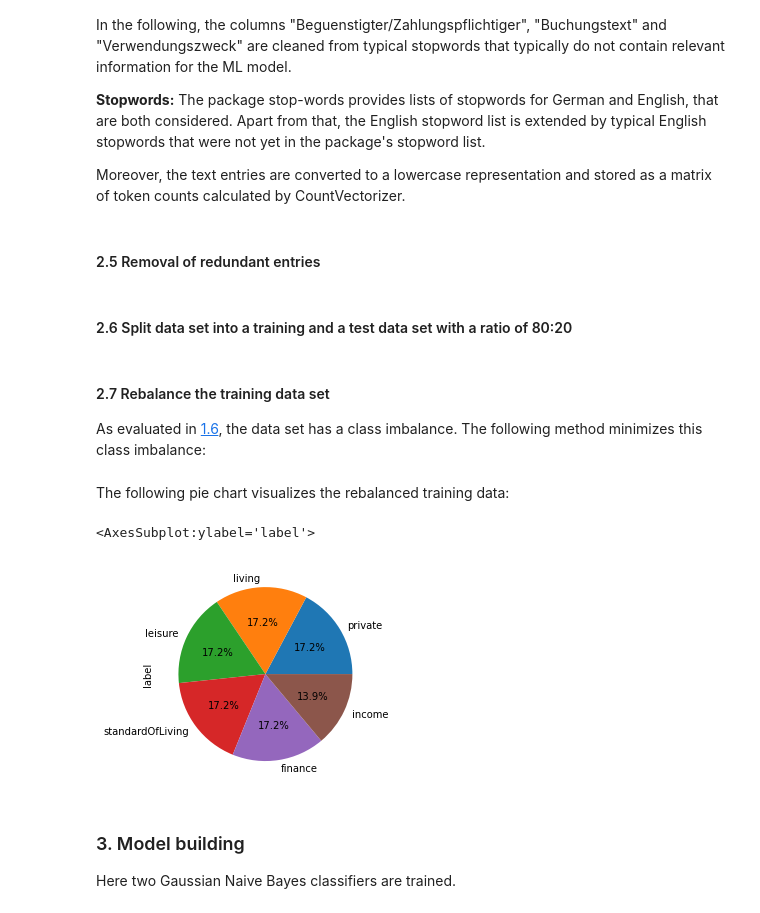
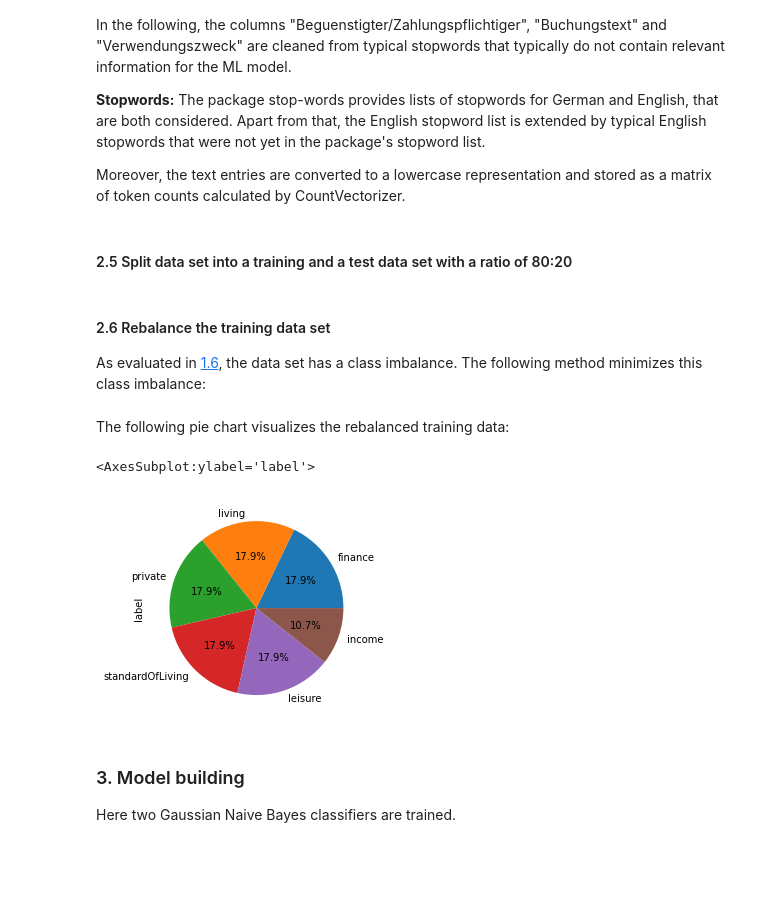
Before and after one commit to defaultUser3214/saki-21-homework, a Jupyter notebook: homework-1/Code/homework-1.ipynb, the cells around one changed output. Saved outputs shown, nothing was run; the diff lists cells and outputs as text; code cells hidden in the pictures; blank space fills up the shorter version.

```diff
--- a/homework-1/Code/homework-1.ipynb
+++ b/homework-1/Code/homework-1.ipynb
@@ -176,11 +189,15 @@ Moreover, the text entries are converted to a lowercase representation and store
 custom_stop_words = ['aren', 'can', 'couldn', 'didn', 'doesn', 'don', 'hadn', 'hasn', 'haven', 'isn', 'let', 'll', 'mustn', 're', 'shan', 'shouldn', 've', 'wasn', 'weren', 'won', 'wouldn']
 all_custom_stop_words = get_stop_words('german') + get_stop_words('english') + custom_stop_words #+ stop_words
 
-def preprocess_text_data():
+def preprocess_text_data(betrag_free):
     count_vectorizer = CountVectorizer(lowercase=True, stop_words=all_custom_stop_words)
-    count_vectorizer.fit(df['accumulated_data'])
-    vectorized_messages = count_vectorizer.transform(df['accumulated_data'])
-    #
+    if betrag_free:
+        count_vectorizer.fit(df['accumulated_data_without_betrag'])
+        vectorized_messages = count_vectorizer.transform(df['accumulated_data_without_betrag'])
+    else:
+        count_vectorizer.fit(df['accumulated_data'])
+        vectorized_messages = count_vectorizer.transform(df['accumulated_data'])
+
     count_vect_df = pd.DataFrame(vectorized_messages.todense(), columns=count_vectorizer.get_feature_names())
     count_vect_df.loc[:, 'label'] = pd.DataFrame(df['label'])
 
@@ -190,18 +207,14 @@ def preprocess_text_data():
     y = count_vect_df.label
     X = count_vect_df.drop('label', axis=1)
     return (X, y, vectorized_messages)
-# %% [markdown]
-#### 2.5 Removal of redundant entries
-# %%
-df = df.loc[:,~df.columns.duplicated()]
 # %% [markdown]
-#### 2.6 Split data set into a training and a test data set with a ratio of 80:20
+#### 2.5 Split data set into a training and a test data set with a ratio of 80:20
 # %%
 def split_into_train_test_data():
     train, test, trainy, testy = train_test_split(X, y, test_size=0.2, shuffle=True, stratify=y.values)
     return (train, test, trainy, testy)
 # %% [markdown]
-#### 2.7 Rebalance the training data set
+#### 2.6 Rebalance the training data set
 As evaluated in [1.6](#1.6), the data set has a class imbalance. The following method minimizes this class imbalance:
 # %%
 def rebalance_training_data():
@@ -212,17 +225,17 @@ The following pie chart visualizes the rebalanced training data:
 # %%
 # Extracting the relevant columns of the data set
 with pd.option_context('mode.chained_assignment', None):
     df.loc[:, 'accumulated_data'] = pd.DataFrame(df['Buchungstag'].astype('str')+df['Auftragskonto'].astype('str')+df['Beguenstigter/Zahlungspflichtiger']+df['Buchungstext']+df['Verwendungszweck']+','+df['Kontonummer'].astype('str'), columns=['Output']).apply(lambda x: ' '.join(x), axis=1)
 # Extracting preprocessed text data
-X, y, vectorized_messages = preprocess_text_data()
+X, y, vectorized_messages = preprocess_text_data(betrag_free=False)
 # Splitting into training and test data set
 train, test, trainy, testy = split_into_train_test_data()
 # Minimizing the class imbalance
 X_rebalanced, y_rebalanced = rebalance_training_data()
 y_rebalanced.value_counts().plot.pie(autopct="%.1f%%")
 # %% [output]
 <AxesSubplot:ylabel='label'>
-[figure, old version]
+[figure, new version]
 # %% [markdown]
 <a name='3'></a>
 ### 3. Model building
```
Also changed, not shown: parts of 5 cells of this notebook.
